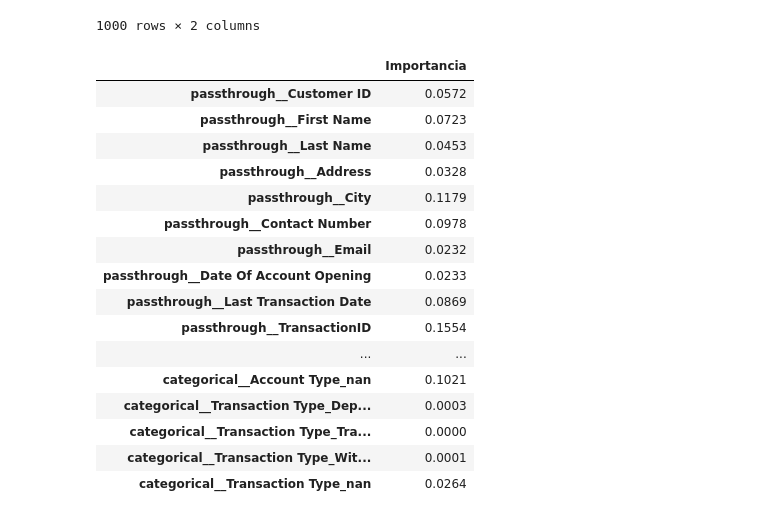
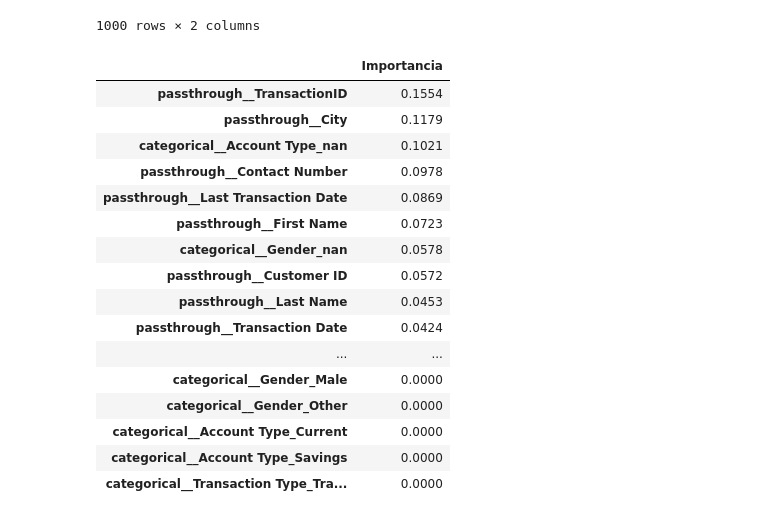
Before and after one commit to albertofalco/ENAP, a Jupyter notebook: 2025_01/main/main.ipynb, the cells around one changed output. Cells and saved outputs as stored; diff of their text form; code cells hidden in the pictures.

```diff
--- a/2025_01/main/main.ipynb
+++ b/2025_01/main/main.ipynb
@@ -571,25 +561,25 @@ pd.DataFrame(best_model.predict_proba(X_test), columns=["0", "1"])
 # %%
 # Importancias de atributos.
 f_names = best_model.steps[0][1].get_feature_names_out()
 f_importances = best_model.steps[2][1].feature_importances_
 f_importances = list(map('{:.4f}'.format, f_importances))
 
-pd.DataFrame(f_importances, index=f_names, columns=["Importancia"])
+pd.DataFrame(f_importances, index=f_names, columns=["Importancia"]).sort_values(by="Importancia", ascending=False)
 # %% [output]
 |  | Importancia |
+| passthrough__TransactionID | 0.1554 |
+| passthrough__City | 0.1179 |
+| categorical__Account Type_nan | 0.1021 |
+| passthrough__Contact Number | 0.0978 |
+| passthrough__Last Transaction Date | 0.0869 |
+| passthrough__First Name | 0.0723 |
+| categorical__Gender_nan | 0.0578 |
 | passthrough__Customer ID | 0.0572 |
-| passthrough__First Name | 0.0723 |
 | passthrough__Last Name | 0.0453 |
-| passthrough__Address | 0.0328 |
-| passthrough__City | 0.1179 |
-| passthrough__Contact Number | 0.0978 |
-| passthrough__Email | 0.0232 |
-| passthrough__Date Of Account Opening | 0.0233 |
-| passthrough__Last Transaction Date | 0.0869 |
-| passthrough__TransactionID | 0.1554 |
+| passthrough__Transaction Date | 0.0424 |
 | ... | ... |
-| categorical__Account Type_nan | 0.1021 |
-| categorical__Transaction Type_Dep... | 0.0003 |
+| categorical__Gender_Male | 0.0000 |
+| categorical__Gender_Other | 0.0000 |
+| categorical__Account Type_Current | 0.0000 |
+| categorical__Account Type_Savings | 0.0000 |
 | categorical__Transaction Type_Tra... | 0.0000 |
-| categorical__Transaction Type_Wit... | 0.0001 |
-| categorical__Transaction Type_nan | 0.0264 |
```
Also changed, not shown: parts of 7 cells of this notebook.
